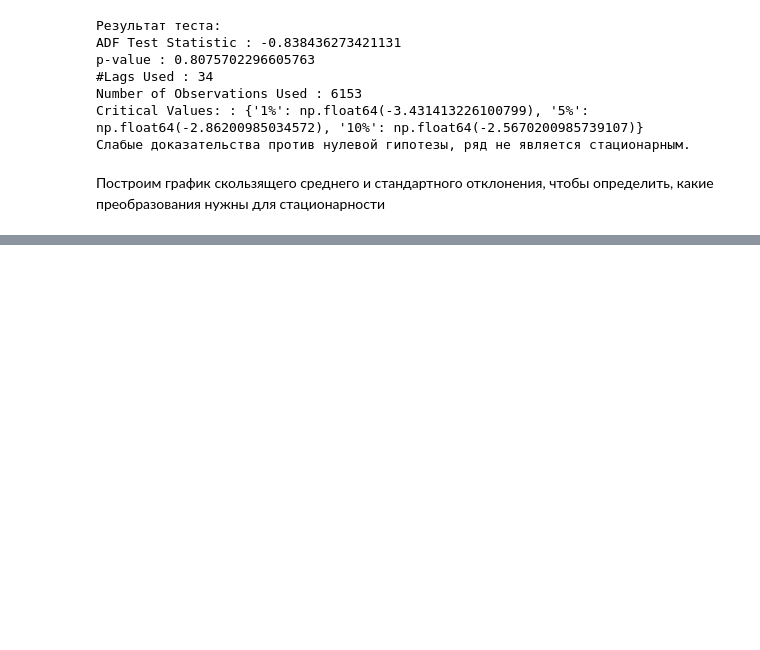
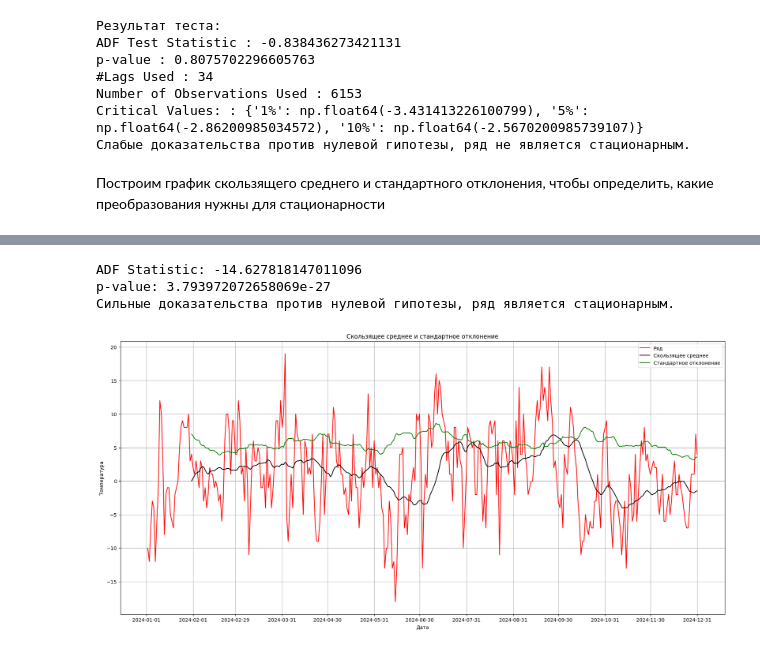
Before and after one commit to RevivedPhoenix/weather_prediction, a Jupyter notebook: prediction.ipynb, the cells around one changed output, grey strips where cells are left out. Saved outputs shown, nothing was run; the diff lists cells and outputs as text; code cells hidden in the pictures; blank space fills up the shorter version.

```diff
--- a/prediction.ipynb
+++ b/prediction.ipynb
@@ -176,0 +176,2 @@ plt.show()
+# %%
+df_temperature["Seasonal_diff"] = df_temperature["Daily temperature"].diff(periods=12).dropna()
@@ -176,0 +194,29 @@ plt.show()
+# %%
+result = adfuller(df_temperature["Seasonal_diff"].dropna())
+print(f"ADF Statistic: {result[0]}")
+print(f"p-value: {result[1]}")
+if result[1] <= 0.05:
+    print("Сильные доказательства против нулевой гипотезы, ряд является стационарным.")
+else:
+    print("Слабые доказательства против нулевой гипотезы, ряд не является стационарным.")
+# %% [output]
+ADF Statistic: -14.627818147011096
+p-value: 3.793972072658069e-27
+Сильные доказательства против нулевой гипотезы, ряд является стационарным.
+# %%
+rolmean = df_temperature.loc[df_temperature['Year']==2024, 'Seasonal_diff'].rolling(30).mean()
+rolstd = df_temperature.loc[df_temperature['Year']==2024, 'Seasonal_diff'].rolling(30).std()
+plt.figure(figsize=(22,10))
+orig = plt.plot(df_temperature.loc[df_temperature['Year']==2024, 'Date'], df_temperature.loc[df_temperature['Year']==2024, 'Seasonal_diff'], color='red', label='Ряд')
+mean = plt.plot(df_temperature.loc[df_temperature['Year']==2024, 'Date'], rolmean, color='black', label='Скользящее среднее')
+std = plt.plot(df_temperature.loc[df_temperature['Year']==2024, 'Date'], rolstd, color='green', label='Стандартное отклонение')
+plt.xlabel('Дата')
+plt.ylabel('Температура')
+plt.title('Скользящее среднее и стандартное отклонение')
+plt.legend()
+ax = plt.gca()
+ax.xaxis.set_major_locator(mdates.MonthLocator())
+plt.grid(True)
+plt.show()
+# %% [output]
+[figure, added]
```
Also changed, not shown: parts of 5 cells of this notebook.
